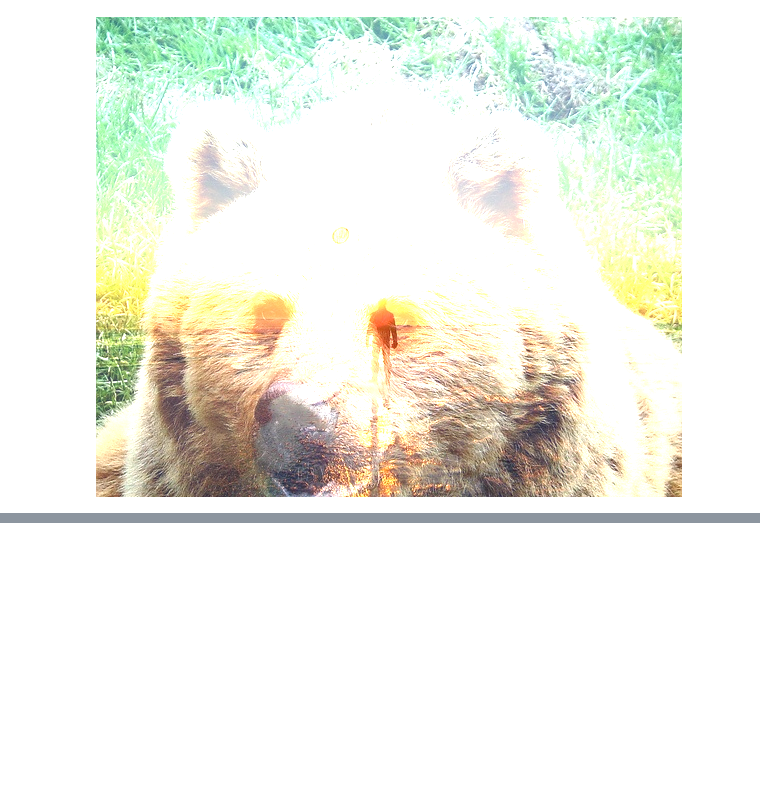
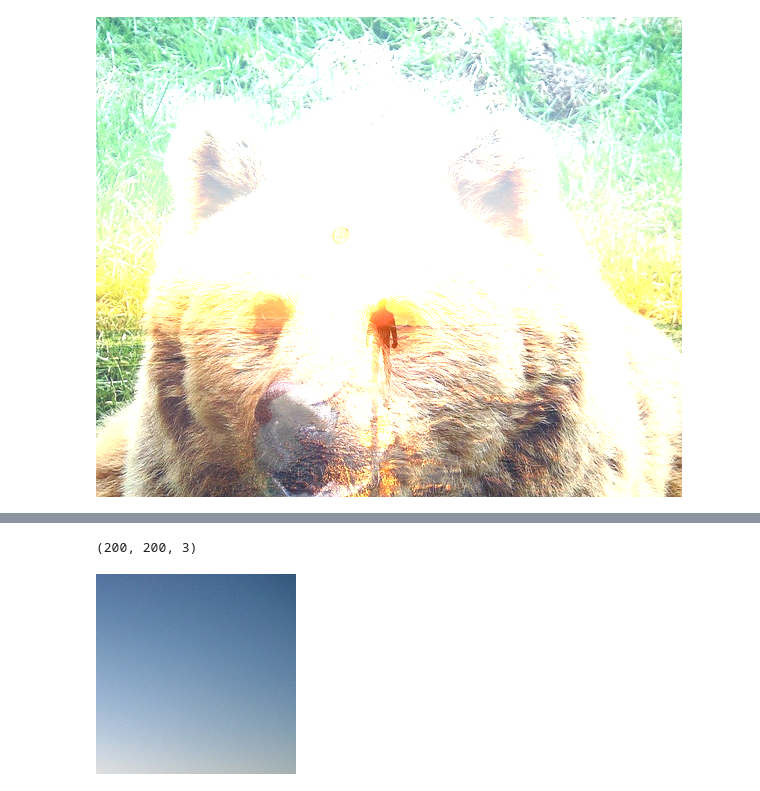
Before and after one commit to PawelKal/computer-vision-course, a Jupyter notebook: template.ipynb, the cells around one changed output, grey strips where cells are left out. Drawn from its saved outputs; the diff is of its cells as text; code cells hidden in the pictures; blank space fills up the shorter version.

```diff
--- a/template.ipynb
+++ b/template.ipynb
@@ -86,0 +103,7 @@ cv2_imshow(add_img)
+# %%
+right_top_square = img[:200,-200:]
+print(right_top_square.shape)
+cv2_imshow(right_top_square)
+# %% [output]
+(200, 200, 3)
+[figure, added]
```
Also changed, not shown: parts of 11 cells of this notebook.
